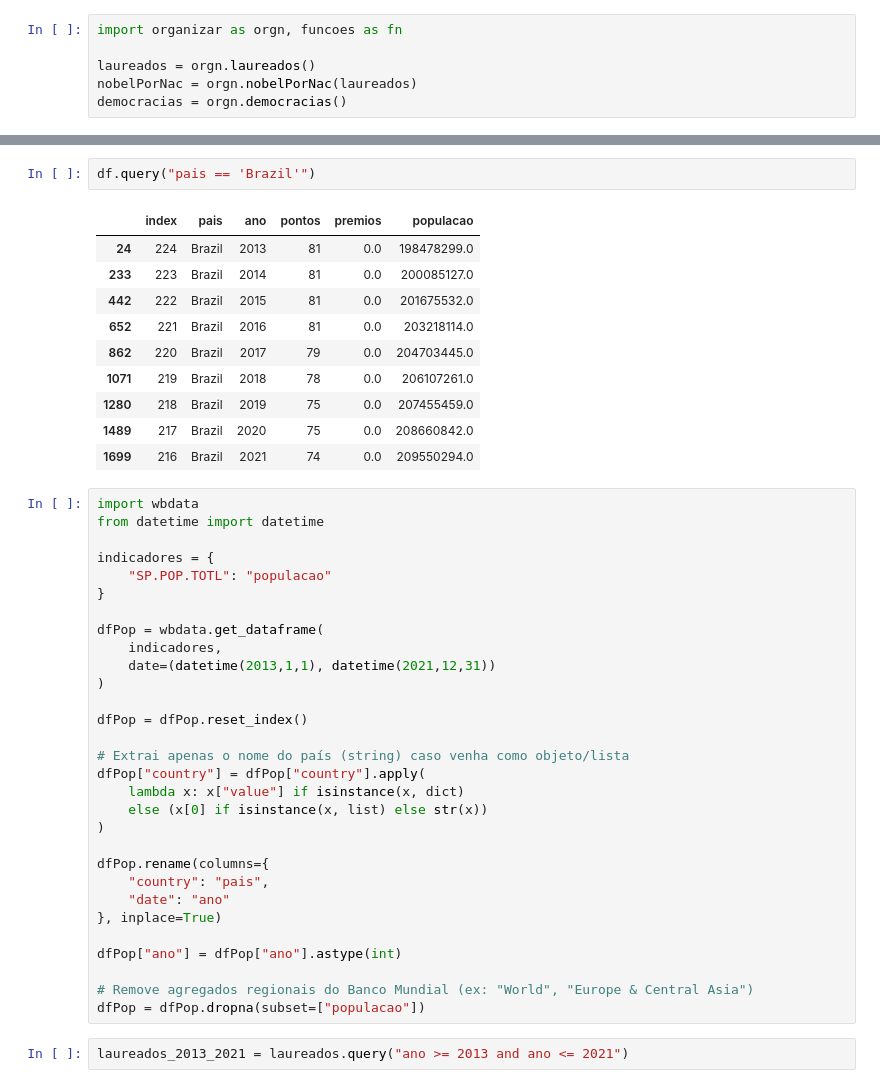
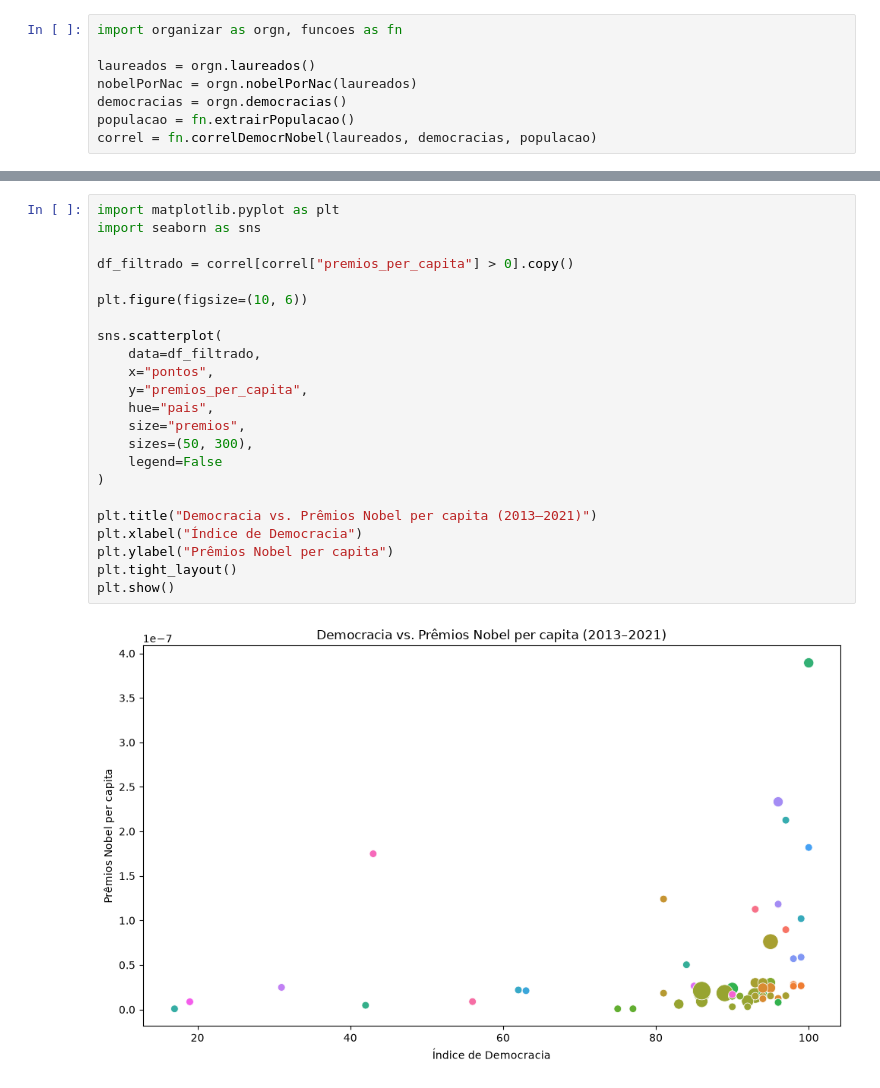
Before and after one commit to FelipeSoares-code/analise-laureados-premio-nobel, a Jupyter notebook: nb.ipynb, the cells around one changed output, grey strips where cells are left out. Cells and saved outputs as stored; diff of their text form.

Commit message:
feito o grafico de dispersão para a correlação entre democracia e quantidade de prêmios nobeis

```diff
--- a/nb.ipynb
+++ b/nb.ipynb
@@ -4,3 +4,5 @@ import organizar as orgn, funcoes as fn
 laureados = orgn.laureados()
 nobelPorNac = orgn.nobelPorNac(laureados)
 democracias = orgn.democracias()
+populacao = fn.extrairPopulacao()
+correl = fn.correlDemocrNobel(laureados, democracias, populacao)
@@ -44,45 +9,25 @@ df["premios"] = df["premios"].fillna(0)
-# %%
-df.query("pais == 'Brazil'")
-# %% [output]
-|  | index | pais | ano | pontos | premios | populacao |
-| 24 | 224 | Brazil | 2013 | 81 | 0.0 | 198478299.0 |
-| 233 | 223 | Brazil | 2014 | 81 | 0.0 | 200085127.0 |
-| 442 | 222 | Brazil | 2015 | 81 | 0.0 | 201675532.0 |
-| 652 | 221 | Brazil | 2016 | 81 | 0.0 | 203218114.0 |
-| 862 | 220 | Brazil | 2017 | 79 | 0.0 | 204703445.0 |
-| 1071 | 219 | Brazil | 2018 | 78 | 0.0 | 206107261.0 |
-| 1280 | 218 | Brazil | 2019 | 75 | 0.0 | 207455459.0 |
-| 1489 | 217 | Brazil | 2020 | 75 | 0.0 | 208660842.0 |
-| 1699 | 216 | Brazil | 2021 | 74 | 0.0 | 209550294.0 |
-# %%
-import wbdata
-from datetime import datetime
-
-indicadores = {
-    "SP.POP.TOTL": "populacao"
-}
-
-dfPop = wbdata.get_dataframe(
-    indicadores,
-    date=(datetime(2013,1,1), datetime(2021,12,31))
-)
-
-dfPop = dfPop.reset_index()
-
-# Extrai apenas o nome do país (string) caso venha como objeto/lista
-dfPop["country"] = dfPop["country"].apply(
-    lambda x: x["value"] if isinstance(x, dict)
-    else (x[0] if isinstance(x, list) else str(x))
-)
-
-dfPop.rename(columns={
-    "country": "pais",
-    "date": "ano"
-}, inplace=True)
-
-dfPop["ano"] = dfPop["ano"].astype(int)
-
-# Remove agregados regionais do Banco Mundial (ex: "World", "Europe & Central Asia")
-dfPop = dfPop.dropna(subset=["populacao"])
-# %%
-laureados_2013_2021 = laureados.query("ano >= 2013 and ano <= 2021")
+# %%
+import matplotlib.pyplot as plt
+import seaborn as sns
+
+df_filtrado = correl[correl["premios_per_capita"] > 0].copy()
+
+plt.figure(figsize=(10, 6))
+
+sns.scatterplot(
+    data=df_filtrado,
+    x="pontos",
+    y="premios_per_capita",
+    hue="pais",
+    size="premios",
+    sizes=(50, 300),
+    legend=False
+)
+
+plt.title("Democracia vs. Prêmios Nobel per capita (2013–2021)")
+plt.xlabel("Índice de Democracia")
+plt.ylabel("Prêmios Nobel per capita")
+plt.tight_layout()
+plt.show()
+# %% [output]
+[figure, added]
```
Also changed, not shown: parts of 1 cell of this notebook, 1 other file.
